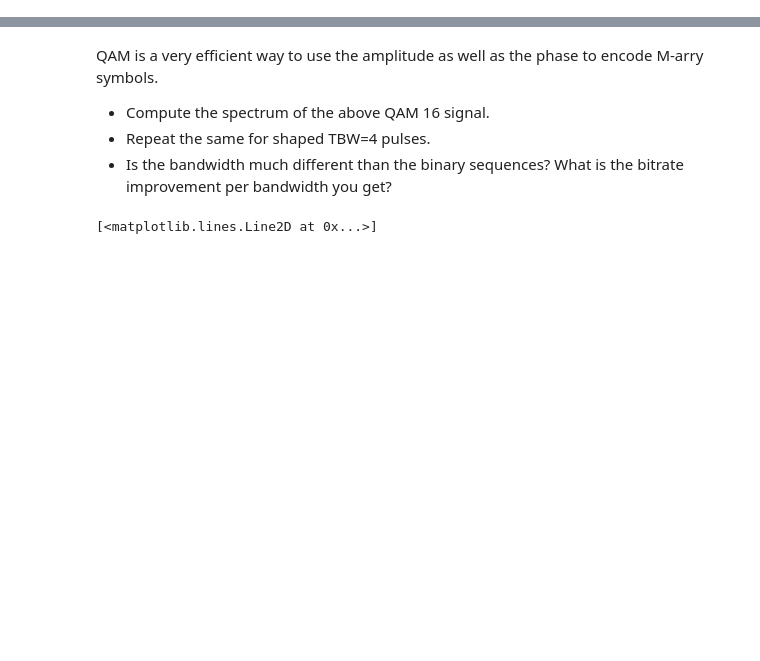
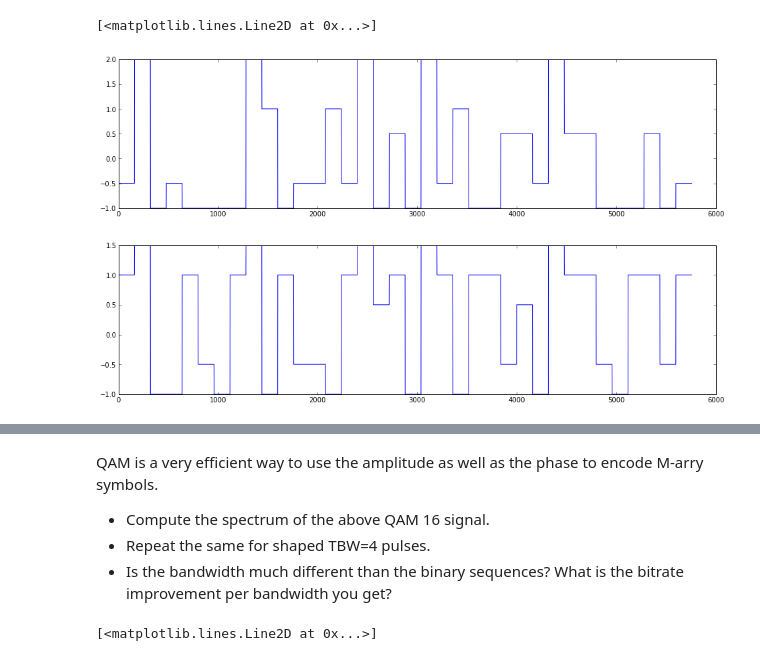
Before and after one commit to ganlubbq/ham_qam, a Jupyter notebook: Vikram_Iyer_Lab3-Part_II_Radio_Comm_sol.ipynb, the cells around one changed output, grey strips where cells are left out. Saved outputs shown, nothing was run; the diff lists cells and outputs as text; code cells hidden in the pictures; blank space fills up the shorter version.

```diff
--- a/Vikram_Iyer_Lab3-Part_II_Radio_Comm_sol.ipynb
+++ b/Vikram_Iyer_Lab3-Part_II_Radio_Comm_sol.ipynb
@@ -354,0 +278,12 @@ scatter(r_dec, i_dec, c='g')
+# %%
+fig = figure(figsize = (16,4))
+QAM_real = np.load('data/real.npy')
+plot(QAM_real)
+
+fig = figure(figsize = (16,4))
+QAM_imag = np.load('data/imag.npy')
+plot(QAM_imag)
+# %% [output]
+[<matplotlib.lines.Line2D at 0x...>]
+[figure, added]
+[figure, added]
```
Also changed, not shown: parts of 4 cells of this notebook, 2 other files.
